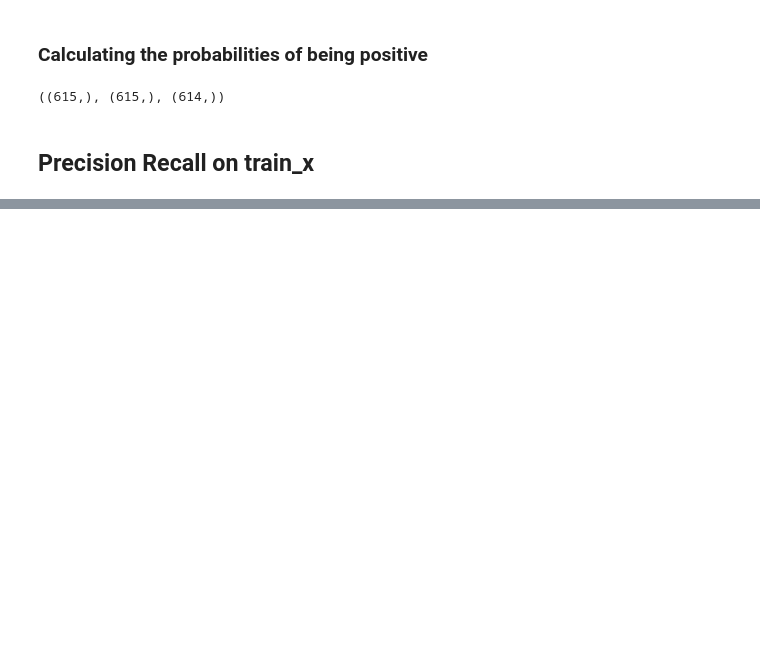
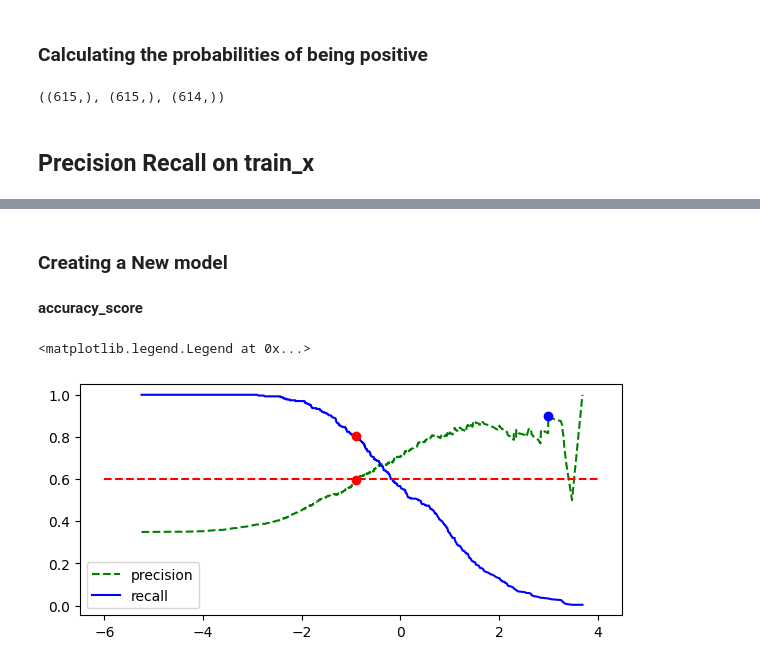
Before and after one commit to Manish-Kumar-9782/Tutorials-, a Jupyter notebook: Python DataScience/Aug 2023/Logistic Regression.ipynb, the cells around one changed output, grey strips where cells are left out. Cells and saved outputs as stored; diff of their text form; code cells hidden in the pictures; blank space fills up the shorter version.

Commit message:
worked on the logistic regression

```diff
--- a/Python DataScience/Aug 2023/Logistic Regression.ipynb
+++ b/Python DataScience/Aug 2023/Logistic Regression.ipynb
@@ -140,0 +262,4 @@ thresholds[311]
+# %%
+scaler = StandardScaler()
+# %%
+new_df = scaler.fit_transform(capped_df)
@@ -140,0 +282,26 @@ thresholds[311]
+# %% [markdown]
+### Creating a New model
+# %%
+lr = LogisticRegression(max_iter=1000)
+# %%
+y_pred = cross_val_predict(lr, new_df, data_y, cv=5, method="decision_function")
+precisions, recalls, thresholds =  precision_recall_curve(data_y, y_pred)
+# %% [markdown]
+**accuracy_score**
+# %%
+fig, ax = plt.subplots(figsize= (7,3))
+
+threshold_60_precison_idx = np.argmax(precisions >= 0.5945945945945946)
+threshold_90_precison_idx = np.argmax(precisions >= 0.90)
+
+ax.plot(thresholds, precisions[:-1], "--g", label="precision")
+ax.plot(thresholds, recalls[:-1], "-b", label="recall")
+ax.plot(thresholds[threshold_60_precison_idx], precisions[threshold_60_precison_idx], "ro")
+ax.plot(thresholds[threshold_60_precison_idx], recalls[threshold_60_precison_idx], "ro")
+ax.plot(thresholds[threshold_90_precison_idx], precisions[threshold_90_precison_idx], "bo")
+ax.hlines(0.6, -6, 4, "red", '--')
+
+ax.legend()
+# %% [output]
+<matplotlib.legend.Legend at 0x...>
+[figure, added]
```
Also changed, not shown: parts of 32 cells of this notebook.
